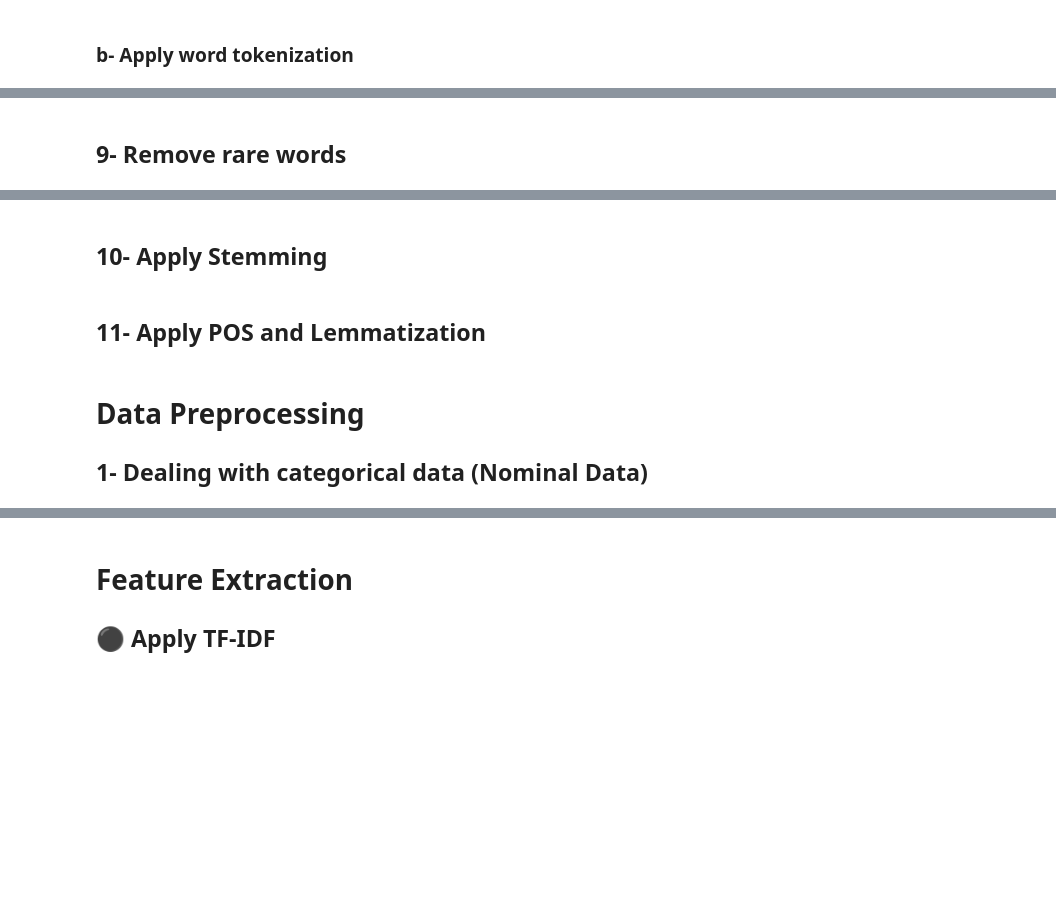
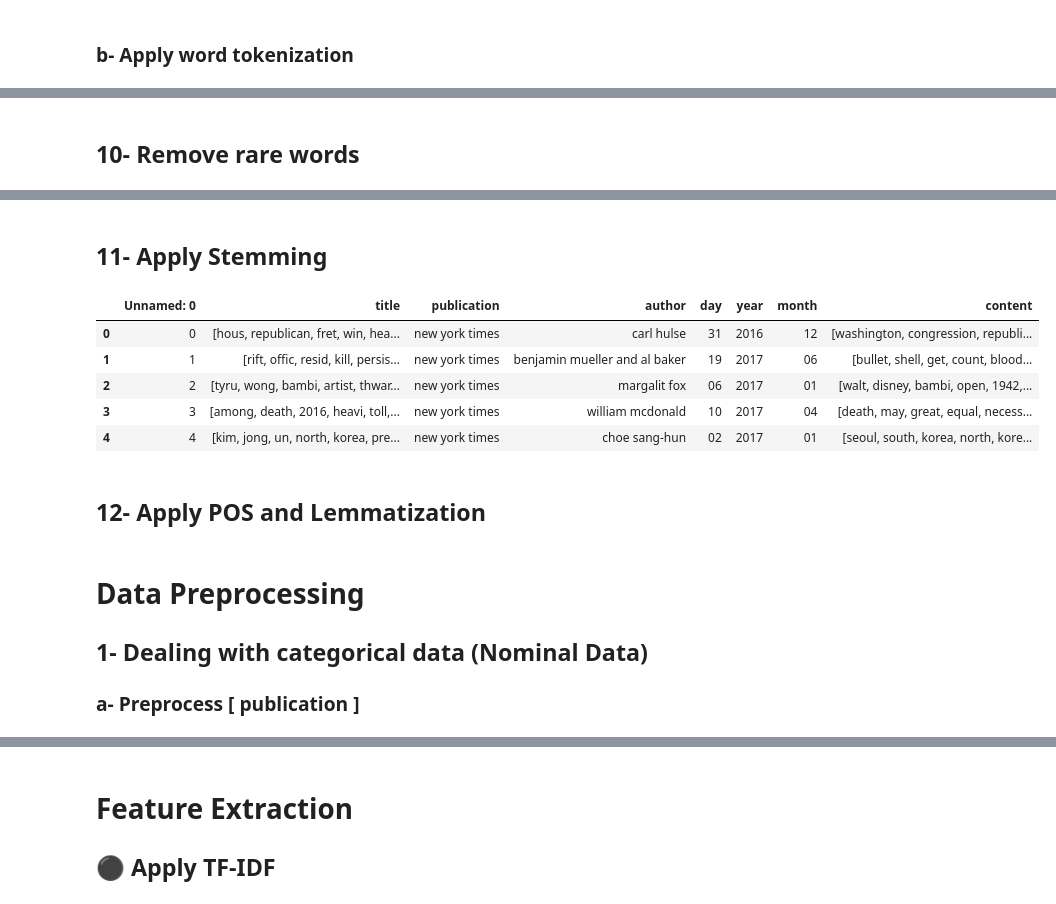
Before and after one commit to Haneentronic/NLP-Topic-Modeling-Classification, a Jupyter notebook: Topic_Modeling/TextModeling.ipynb, the cells around one changed output, grey strips where cells are left out. Drawn from its saved outputs; the diff is of its cells as text; code cells hidden in the pictures; blank space fills up the shorter version.

```diff
--- a/Topic_Modeling/TextModeling.ipynb
+++ b/Topic_Modeling/TextModeling.ipynb
@@ -188,0 +203,8 @@ for column in columns:
+# %%
+punctuation = string.punctuation
+def remove_punctuations(text):
+    return text.translate(str.maketrans("", "", punctuation))
+
+columns = ["title", "content"]
+for column in columns:
+    data_frame[column] = data_frame[column].apply(lambda x: remove_punctuations(x))
@@ -335,7 +358,7 @@ data_frame.head()
 | 3 | 3 | [among, deaths, 2016, heavy, toll... | new york times | william mcdonald | 10 | 2017 | 04 | [death, may, great, equalizer, ne... |
 | 4 | 4 | [kim, jong, un, north, korea, pre... | new york times | choe sang-hun | 02 | 2017 | 01 | [seoul, south, korea, north, kore... |
 # %% [markdown]
-## 9- Remove rare words
+## 10- Remove rare words
 # %%
 RARE_WORDS_TITLE = set(word for (word, word_count) in get_most_frequently_words("title", word_counter_title).most_common()[:-10:-1])
 RARE_WORDS_CONTENT = set(word for (word, word_count) in get_most_frequently_words("content", word_counter_content).most_common()[:-10:-1])
@@ -356,18 +379,25 @@ data_frame.head()
 | 3 | 3 | [among, deaths, 2016, heavy, toll... | new york times | william mcdonald | 10 | 2017 | 04 | [death, may, great, equalizer, ne... |
 | 4 | 4 | [kim, jong, un, north, korea, pre... | new york times | choe sang-hun | 02 | 2017 | 01 | [seoul, south, korea, north, kore... |
 # %% [markdown]
-## 10- Apply Stemming
+## 11- Apply Stemming
 # %%
-# porter_stemmer_title = PorterStemmer()
-# porter_stemmer_content = PorterStemmer()
-# def stemming_words(text, porter_stemmer):
-#     return [porter_stemmer.stem(word) for word in text]
-#
-# columns = ["title", "content"]
-# for column in columns:
-#     data_frame[column] = data_frame[column].apply(lambda x: stemming_words(x, porter_stemmer_title))
-#
-# data_frame.head()
+porter_stemmer_title = PorterStemmer()
+porter_stemmer_content = PorterStemmer()
+def stemming_words(text, porter_stemmer):
+    return [porter_stemmer.stem(word) for word in text]
+
+columns = ["title", "content"]
+for column in columns:
+    data_frame[column] = data_frame[column].apply(lambda x: stemming_words(x, porter_stemmer_title))
+
+data_frame.head()
+# %% [output]
+|  | Unnamed: 0 | title | publication | author | day | year | month | content |
+| 0 | 0 | [hous, republican, fret, win, hea... | new york times | carl hulse | 31 | 2016 | 12 | [washington, congression, republi... |
+| 1 | 1 | [rift, offic, resid, kill, persis... | new york times | benjamin mueller and al baker | 19 | 2017 | 06 | [bullet, shell, get, count, blood... |
+| 2 | 2 | [tyru, wong, bambi, artist, thwar... | new york times | margalit fox | 06 | 2017 | 01 | [walt, disney, bambi, open, 1942,... |
+| 3 | 3 | [among, death, 2016, heavi, toll,... | new york times | william mcdonald | 10 | 2017 | 04 | [death, may, great, equal, necess... |
+| 4 | 4 | [kim, jong, un, north, korea, pre... | new york times | choe sang-hun | 02 | 2017 | 01 | [seoul, south, korea, north, kore... |
 # %% [markdown]
-## 11- Apply POS and Lemmatization
+## 12- Apply POS and Lemmatization
 # %%
@@ -386,6 +416,7 @@ data_frame.head()
 # %% [markdown]
 # Data Preprocessing
 ## 1- Dealing with categorical data (Nominal Data)
+### a- Preprocess [ publication ]
 # %%
 # get number of unique values in publication column
 publication_unique_values = data_frame["publication"].unique()
```
Also changed, not shown: parts of 20 cells of this notebook.
